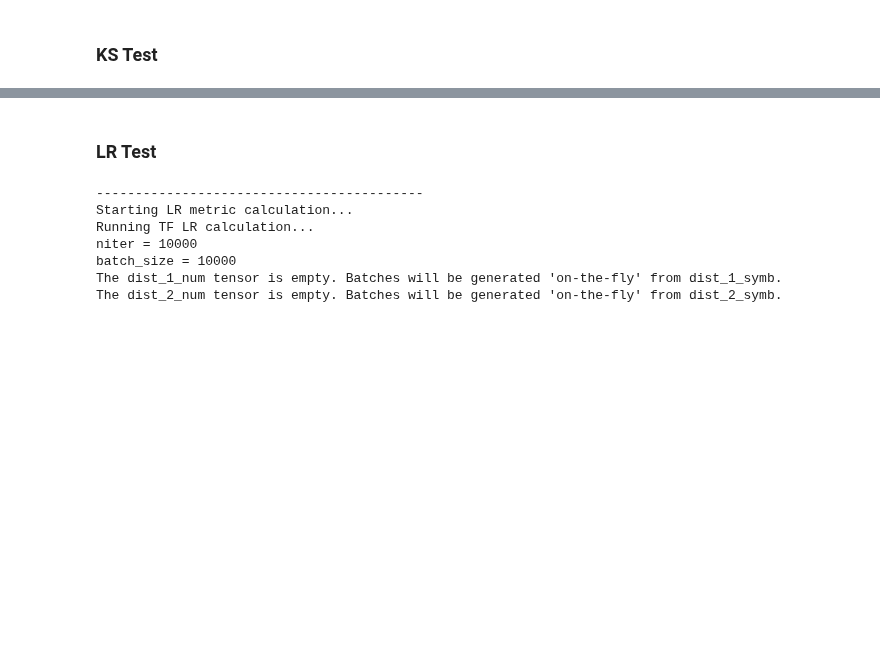
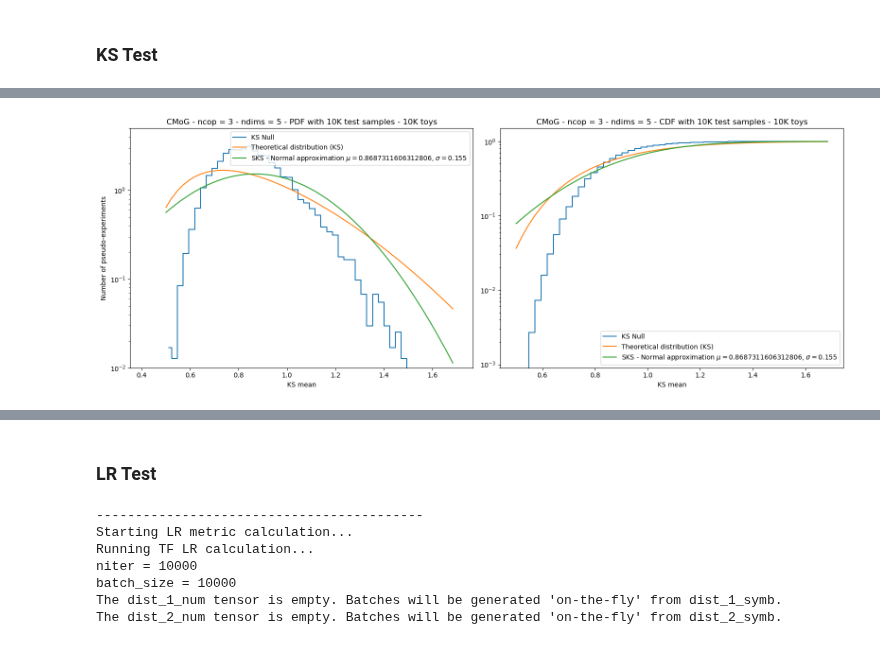
Before and after one commit to TwoSampleTests/GenerativeModelsMetrics, a Jupyter notebook: notebooks/Analysis.ipynb, the cells around one changed output, grey strips where cells are left out. Saved outputs shown, nothing was run; the diff lists cells and outputs as text; code cells hidden in the pictures; blank space fills up the shorter version.

```diff
--- a/notebooks/Analysis.ipynb
+++ b/notebooks/Analysis.ipynb
@@ -409,10 +421,11 @@ start = timer()
 
 nsamples = KSTest.Inputs.batch_size_test
 niter = KSTest.Inputs.niter
+ns = nsamples**2 /(2*nsamples)
 
 scale = 'log'
 num_bins = 50  # number of bins|
-dist_null = np.array(KSTest.Results[-1].result_value["statistic_means"])
+dist_null = np.array(KSTest.Results[-1].result_value["statistic_means"])*np.sqrt(ns)
 # Compute the mean and standard deviation of the sample and their standard errors
 mu, deltamu, sigma, deltasigma = (np.mean(dist_null), se_mean(dist_null), np.std(dist_null), se_std(dist_null))
 # Minimum and maximum x values
@@ -426,52 +439,53 @@ cum_counts = np.cumsum(counts)/np.sum(counts)
 # Get the bin centers
 bin_centers = (bin_edges[:-1] + bin_edges[1:]) / 2
 # Calculate the theoretical PDF and CDF of the KS distribution for each x value
-#theoretical_pdf_ks = kstwobign.pdf(x)
-#theoretical_cdf_ks = kstwobign.cdf(x)
+theoretical_pdf_ks = kstwobign.pdf(x)
+theoretical_cdf_ks = kstwobign.cdf(x)
 
 # Empirical SKS Normal
-#empirical_pdf_norm = norm.pdf(x, loc=kstwobign.mean(), scale=0.155)
-#empirical_cdf_norm = norm.cdf(x, loc=kstwobign.mean(), scale=0.155)
+empirical_pdf_norm = norm.pdf(x, loc=kstwobign.mean(), scale=kstwobign.std())
+empirical_cdf_norm = norm.cdf(x, loc=kstwobign.mean(), scale=kstwobign.std())
 # Set up the figure and the two subplots
 fig, ax = plt.subplots(1, 2, figsize=(16, 6))
 # Draw the first plot
 ax[0].plot(bin_centers, counts, linestyle = '-', label='KS Null', drawstyle='steps-mid')
-#ax[0].plot(x, theoretical_pdf_ks, label='Theoretical distribution (KS)')
-#ax[0].plot(x, empirical_pdf_norm, label='SKS - Normal approximation $\\mu =$'+str(kstwobign.mean())+', $\\sigma =$'+str(0.155))
+ax[0].plot(x, theoretical_pdf_ks, label='Theoretical distribution (KS)')
+ax[0].plot(x, empirical_pdf_norm, label='SKS - Normal approximation $\\mu =$'+str(kstwobign.mean())+', $\\sigma =$'+str(0.155))
 ax[0].set_yscale(scale)
-ax[0].set_xlim(0.005, 0.025)
-ax[0].set_ylim(0.01, 400)
+ax[0].set_xlim(0.005*np.sqrt(ns), 0.025*np.sqrt(ns))
+ax[0].set_ylim(0.01, 5)
 ax[0].set_xlabel('KS mean')
 ax[0].set_ylabel('Number of pseudo-experiments')
 ax[0].set_title('CMoG - ncop = '+str(ncomp)+' - ndims = '+str(ndims)+' - PDF with '+str(int(nsamples/1000))+'K test samples - '+str(int(niter/1000))+'K toys')
 ax[0].legend(loc='upper right')
 # Draw the second plot
 ax[1].plot(bin_centers, cum_counts, linestyle = '-', label='KS Null', drawstyle='steps-mid')
-#ax[1].plot(x, theoretical_cdf_ks, label='Theoretical distribution (KS)')
-#ax[1].plot(x, empirical_cdf_norm, label='SKS - Normal approximation $\\mu =$'+str(kstwobign.mean())+', $\\sigma =$'+str(0.155))
+ax[1].plot(x, theoretical_cdf_ks, label='Theoretical distribution (KS)')
+ax[1].plot(x, empirical_cdf_norm, label='SKS - Normal approximation $\\mu =$'+str(kstwobign.mean())+', $\\sigma =$'+str(0.155))
 ax[1].set_yscale(scale)
-ax[0].set_xlim(0.005, 0.025)
+ax[0].set_xlim(0.005*np.sqrt(ns), 0.025*np.sqrt(ns))
 ax[1].set_ylim(9e-4, 1.5)
 ax[1].set_xlabel('KS mean')
 ax[1].set_title('CMoG - ncop = '+str(ncomp)+' - ndims = '+str(ndims)+' - CDF with '+str(int(nsamples/1000))+'K test samples - '+str(int(niter/1000))+'K toys')
 ax[1].legend(loc='lower right')
 ## Draw the third plot
 #ax[2].plot(bin_centers, cum_counts, linestyle = '-', label='FN Null', drawstyle='steps-mid')
 ##ax[2].plot(x, theoretical_cdf_ks, label='Theoretical distribution (KS)')
 ##ax[2].plot(x, empirical_cdf_norm, label='SKS - Normal approximation $\\mu =$'+str(kstwobign.mean())+', $\\sigma =$'+str(0.155))
 #ax[2].set_yscale(scale)
 #ax[2].set_xlim(0.25, 2)
 #ax[2].set_ylim(0.8, 1)
 #ax[2].set_xlabel('KS vs SKS')
 #ax[2].set_title('CMoG - ncop = '+str(ncomp)+' - ndims = '+str(ndims)+' - CDF with '+str(int(nsamples/1000))+'K test samples - '+str(int(niter/1000))+'K toys')
 #ax[2].legend(loc='lower right')
 # Adjust the width space
 plt.subplots_adjust(wspace=0.1)  # Adjust this value to your liking
 # Display the figure with the two subplots
 plt.tight_layout()
 #plt.savefig(results_path+'SKS_nsamples_'+str(nsamples)+'_ndims_'+'_'+str(ndims)+'_niter_'+str(niter)+'.pdf')
 plt.show()
 plt.close()
 end = timer()
 print("Time elapsed:", end-start, "seconds.")
 # %% [output]
+[figure, added]
```
Also changed, not shown: parts of 39 cells of this notebook, 2 other files.
